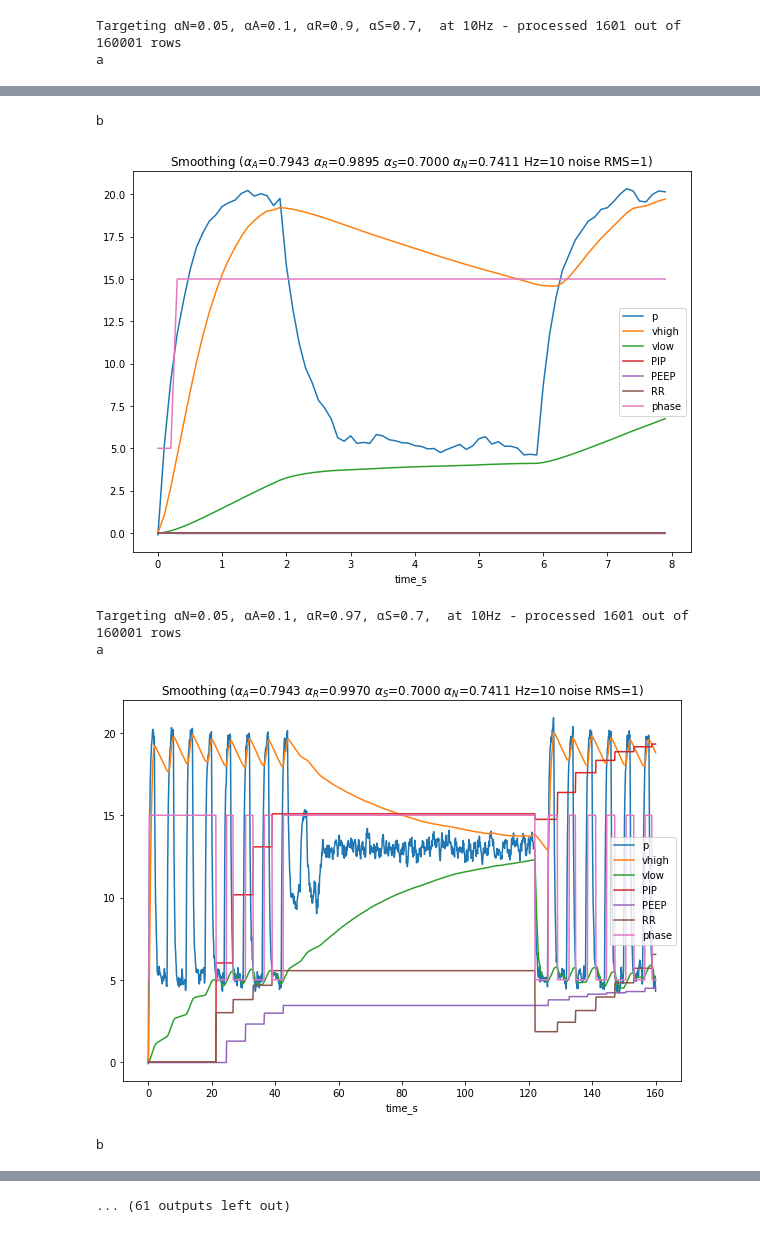
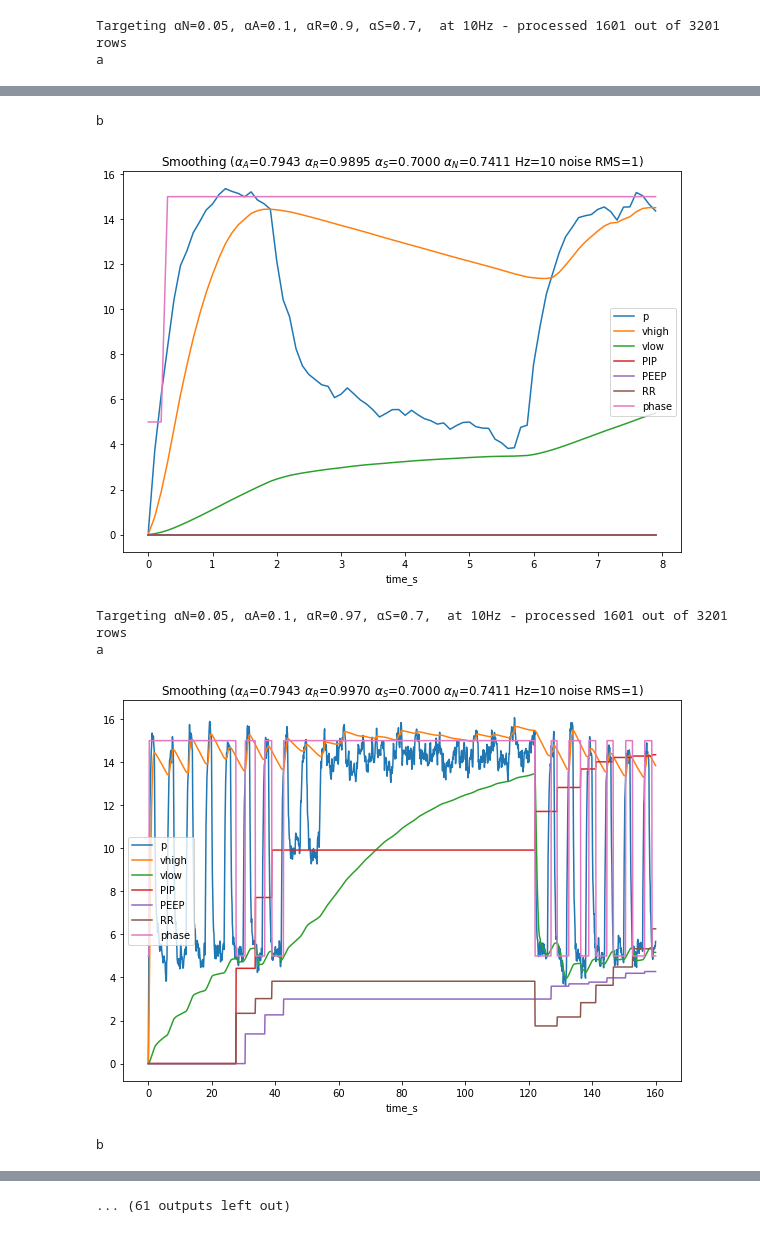
Before and after one commit to ErichBSchulz/lung, a Jupyter notebook: lung.ipynb, the cells around one changed output, grey strips where cells are left out. Saved outputs shown, nothing was run; the diff lists cells and outputs as text; code cells hidden in the pictures.

```diff
--- a/lung.ipynb
+++ b/lung.ipynb
@@ -142,0 +18,7 @@ len(sim)
+# %%
+scenarios = tt.scenarios(tt.badnesses)
+# A full list of scenarios:
+# pprint(scenarios.keys())
+scenario = scenarios['Creeping']
+sim = tt.run_and_output(scenario)
+print(f"This sim has {len(sim)} observations")
@@ -143,6 +45,5 @@ len(sim)
 # %%
-importlib.reload(signal)
-
+# importlib.reload(signal)
 vs = signal.VentilatorStatus()
 config = signal.VentilatorConfig()
 alpha = "\N{greek small letter alpha}"
@@ -174,2 +75,2 @@ b
-Targeting αN=0.05, αA=0.1, αR=0.9, αS=0.7,  at 10Hz - processed 1601 out of 160001 rows
+Targeting αN=0.05, αA=0.1, αR=0.9, αS=0.7,  at 10Hz - processed 1601 out of 3201 rows
 a
@@ -177,6 +78,6 @@ a
 b
-[figure, old version]
+[figure, new version]
-Targeting αN=0.05, αA=0.1, αR=0.97, αS=0.7,  at 10Hz - processed 1601 out of 160001 rows
+Targeting αN=0.05, αA=0.1, αR=0.97, αS=0.7,  at 10Hz - processed 1601 out of 3201 rows
 a
-[figure, old version]
+[figure, new version]
 b
```
Also changed, not shown: parts of 16 cells of this notebook, 2 other files.
